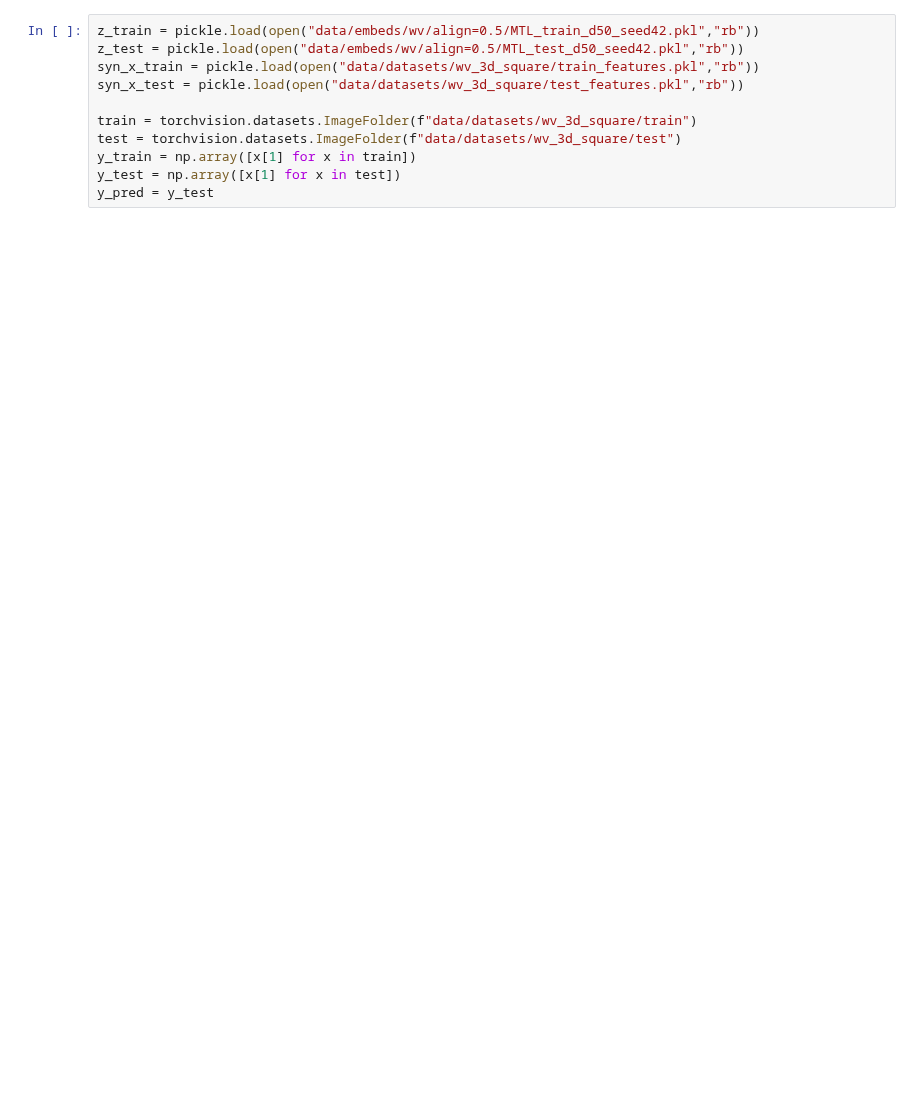
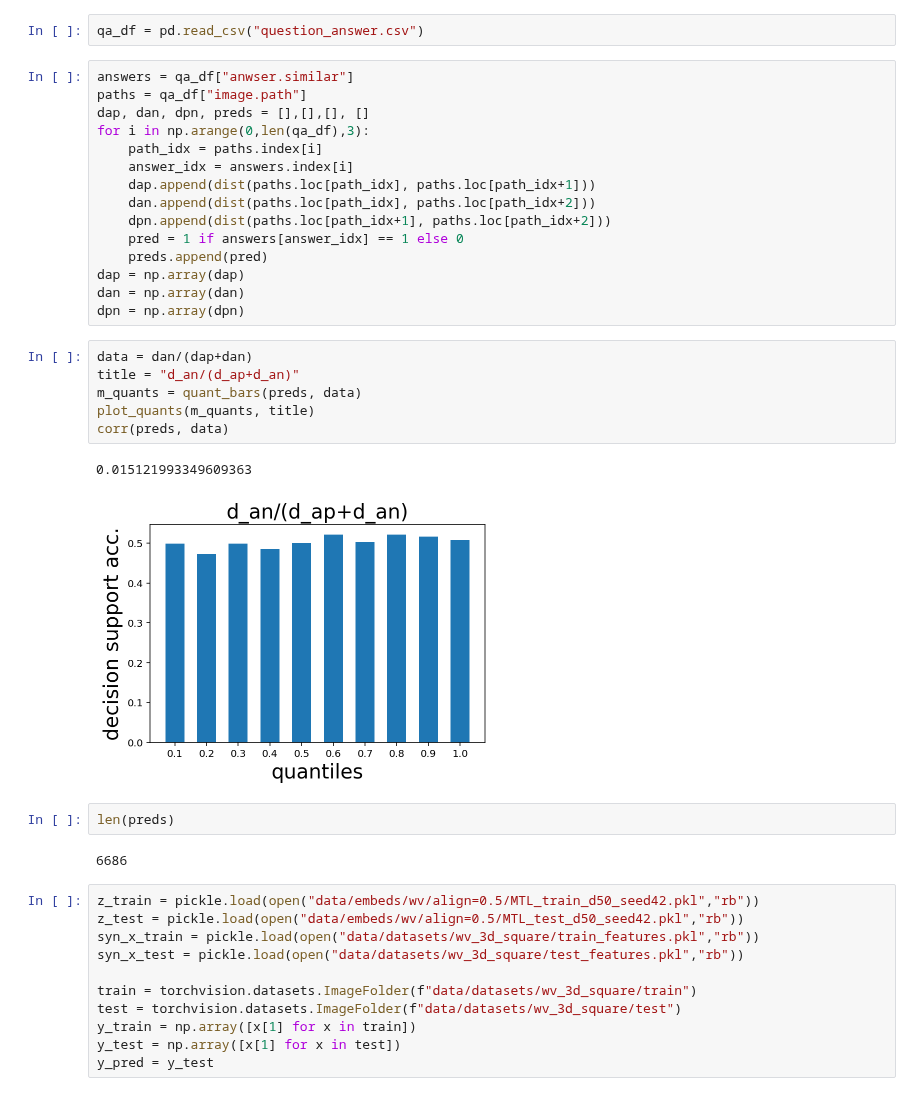
Before and after one commit to harry-tian/ai-driven-tutorial, a Jupyter notebook: scratch.ipynb, the cells around one changed output. Saved outputs shown, nothing was run; the diff lists cells and outputs as text; blank space fills up the shorter version.

Commit message:
prolific qa data and corr experiments

```diff
--- a/scratch.ipynb
+++ b/scratch.ipynb
@@ -28,3 +85,33 @@ The autoreload extension is already loaded. To reload it, use:
+# %%
+qa_df = pd.read_csv("question_answer.csv")
+# %%
+answers = qa_df["anwser.similar"]
+paths = qa_df["image.path"]
+dap, dan, dpn, preds = [],[],[], []
+for i in np.arange(0,len(qa_df),3):
+    path_idx = paths.index[i]
+    answer_idx = answers.index[i]
+    dap.append(dist(paths.loc[path_idx], paths.loc[path_idx+1]))
+    dan.append(dist(paths.loc[path_idx], paths.loc[path_idx+2]))
+    dpn.append(dist(paths.loc[path_idx+1], paths.loc[path_idx+2]))
+    pred = 1 if answers[answer_idx] == 1 else 0
+    preds.append(pred)
+dap = np.array(dap)
+dan = np.array(dan)
+dpn = np.array(dpn)
+# %%
+data = dan/(dap+dan)
+title = "d_an/(d_ap+d_an)"
+m_quants = quant_bars(preds, data)
+plot_quants(m_quants, title)
+corr(preds, data)
+# %% [output]
+0.015121993349609363
+[figure, added]
+# %%
+len(preds)
+# %% [output]
+6686
 # %%
 z_train = pickle.load(open("data/embeds/wv/align=0.5/MTL_train_d50_seed42.pkl","rb"))
 z_test = pickle.load(open("data/embeds/wv/align=0.5/MTL_test_d50_seed42.pkl","rb"))
```
Also changed, not shown: parts of 10 cells of this notebook, 1 other file.
